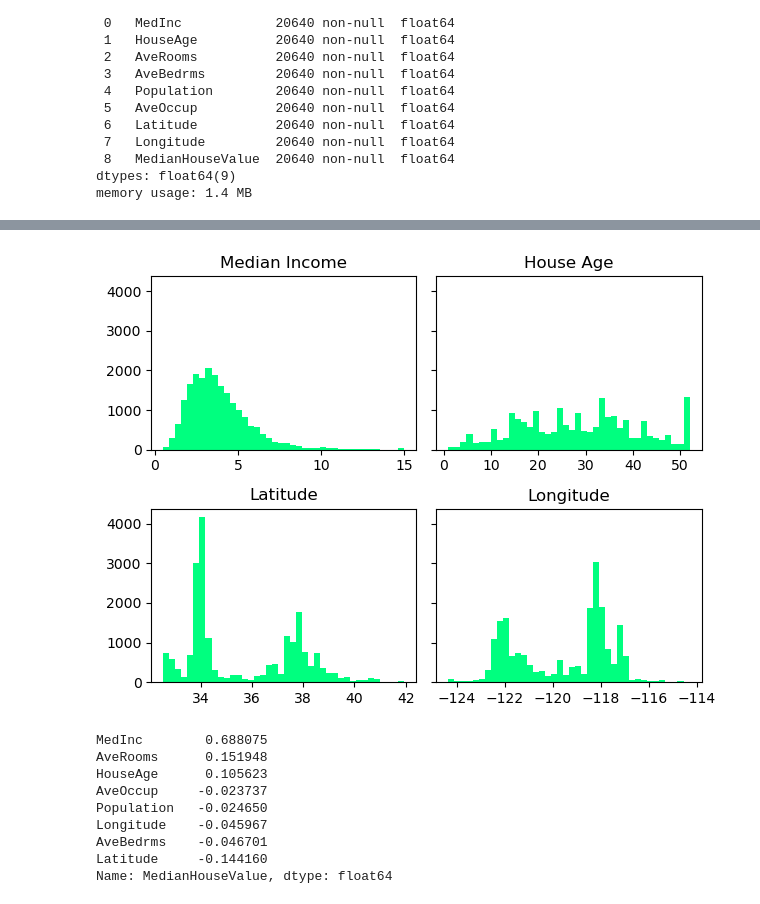
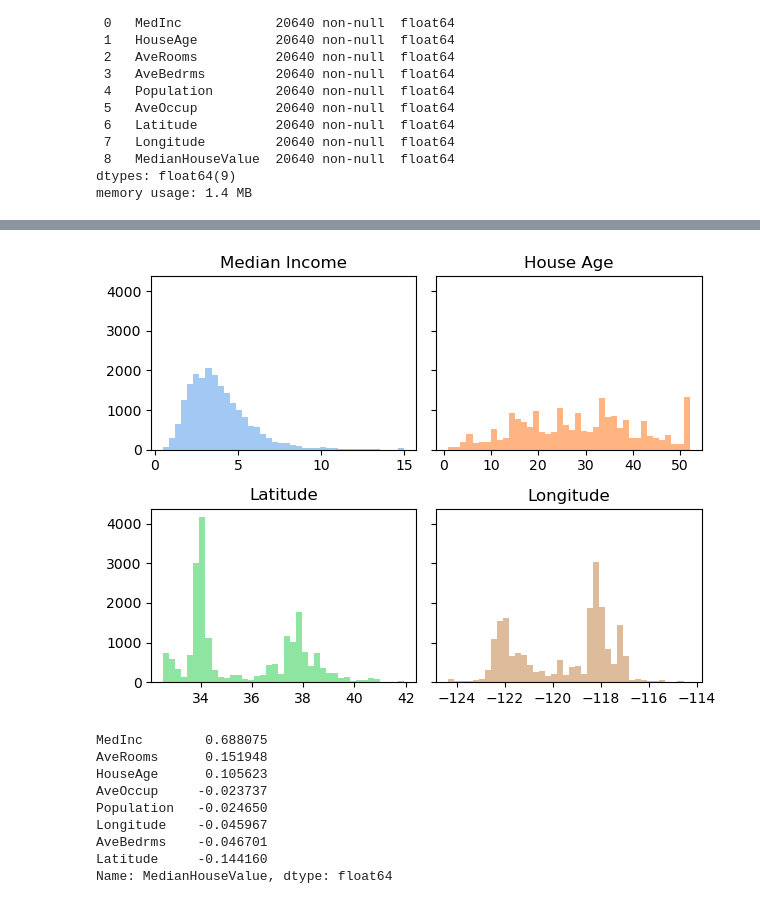
Before and after one commit to alexandergigliottipetruska/AI_projects, a Jupyter notebook: machine_learning/linear_regression/2-regression-boston-housing-dataset.ipynb, the cells around one changed output, grey strips where cells are left out. Saved outputs shown, nothing was run; the diff lists cells and outputs as text; code cells hidden in the pictures.

```diff
--- a/machine_learning/linear_regression/2-regression-boston-housing-dataset.ipynb
+++ b/machine_learning/linear_regression/2-regression-boston-housing-dataset.ipynb
@@ -279,14 +279,15 @@ data.describe()
 # %%
 # Histograms
 fig, axs = plt.subplots(2, 2, sharey = True, tight_layout=True)
 features = ["MedInc", "HouseAge", "Latitude", "Longitude"]
 features_names = ["Median Income", "House Age", "Latitude", "Longitude"]
+colors = ["#A1C9F4", "#FFB482", "#8DE5A1", "#DEBB9B"]
 axs = axs.ravel()
 for i in range(len(axs)):
-    axs[i].hist(data[features[i]], bins=40, color="springgreen")
+    axs[i].hist(data[features[i]], bins=40, color=colors[i])
     axs[i].set_title(features_names[i])
 # %% [output]
-[figure, old version]
+[figure, new version]
 # %%
 # Correlation Matrix of Features
 correlations = data.corr()
```
Also changed, not shown: parts of 26 cells of this notebook.
